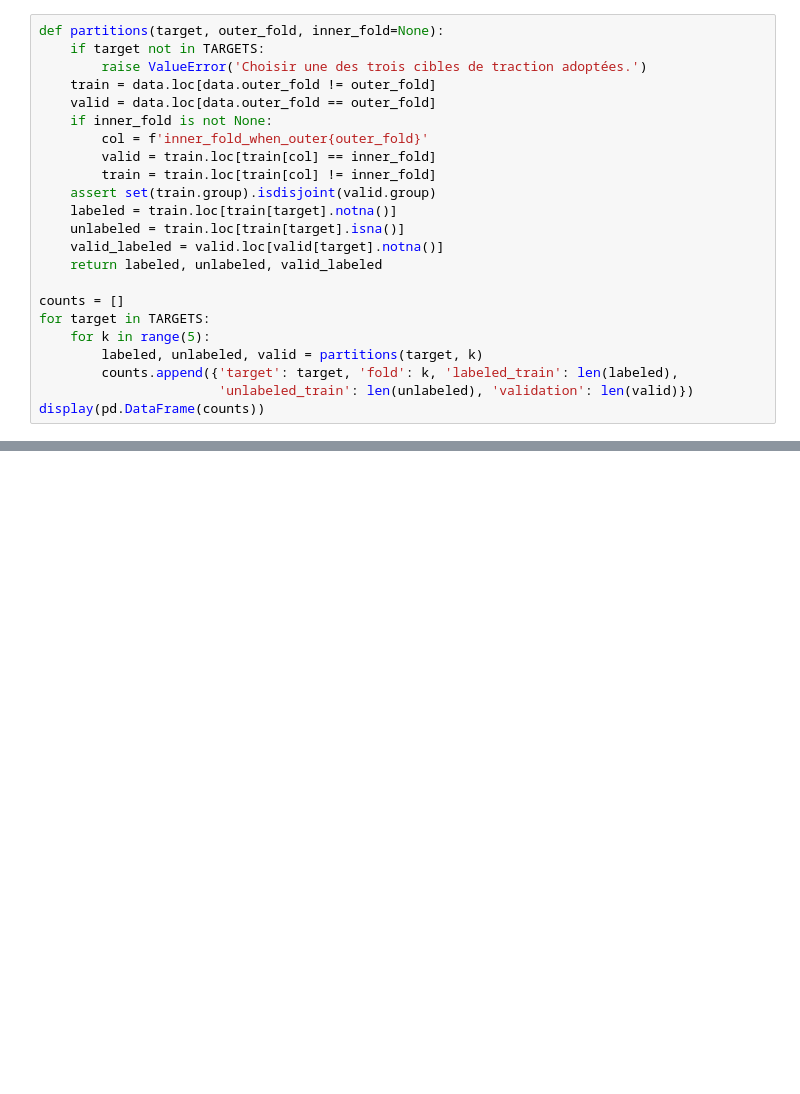
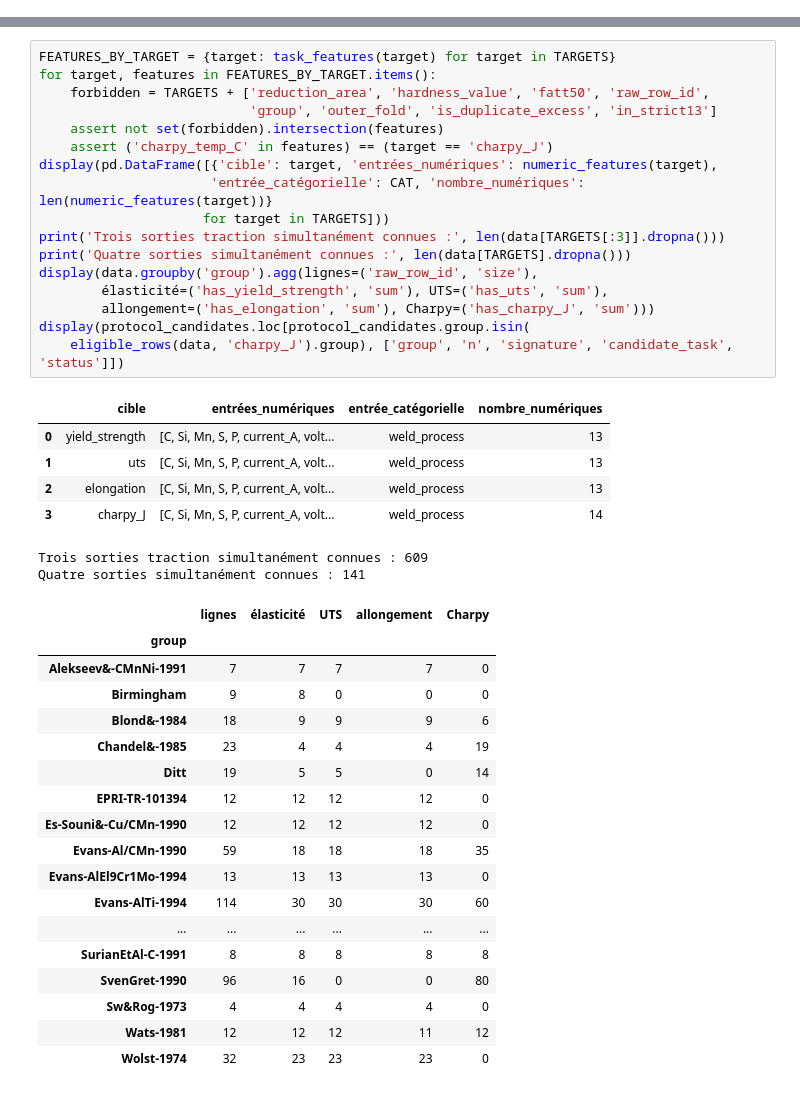
Before and after one commit to MSalh-CS-3A/weld-quality-ml, a Jupyter notebook: notebooks/03_modeling.ipynb, the cells around one changed output, grey strips where cells are left out. Drawn from its saved outputs; the diff is of its cells as text; blank space fills up the shorter version.

```diff
--- a/notebooks/03_modeling.ipynb
+++ b/notebooks/03_modeling.ipynb
@@ -46,23 +238,0 @@ externe, le réglage répète ces règles sur les plis internes.
-# %%
-def partitions(target, outer_fold, inner_fold=None):
-    if target not in TARGETS:
-        raise ValueError('Choisir une des trois cibles de traction adoptées.')
-    train = data.loc[data.outer_fold != outer_fold]
-    valid = data.loc[data.outer_fold == outer_fold]
-    if inner_fold is not None:
-        col = f'inner_fold_when_outer{outer_fold}'
-        valid = train.loc[train[col] == inner_fold]
-        train = train.loc[train[col] != inner_fold]
-    assert set(train.group).isdisjoint(valid.group)
-    labeled = train.loc[train[target].notna()]
-    unlabeled = train.loc[train[target].isna()]
-    valid_labeled = valid.loc[valid[target].notna()]
-    return labeled, unlabeled, valid_labeled
-
-counts = []
-for target in TARGETS:
-    for k in range(5):
-        labeled, unlabeled, valid = partitions(target, k)
-        counts.append({'target': target, 'fold': k, 'labeled_train': len(labeled),
-                       'unlabeled_train': len(unlabeled), 'validation': len(valid)})
-display(pd.DataFrame(counts))
@@ -178,0 +264,43 @@ Les grilles proposées ne viennent pas d'un résultat sur cette base.
+# %%
+FEATURES_BY_TARGET = {target: task_features(target) for target in TARGETS}
+for target, features in FEATURES_BY_TARGET.items():
+    forbidden = TARGETS + ['reduction_area', 'hardness_value', 'fatt50', 'raw_row_id',
+                           'group', 'outer_fold', 'is_duplicate_excess', 'in_strict13']
+    assert not set(forbidden).intersection(features)
+    assert ('charpy_temp_C' in features) == (target == 'charpy_J')
+display(pd.DataFrame([{'cible': target, 'entrées_numériques': numeric_features(target),
+                      'entrée_catégorielle': CAT, 'nombre_numériques': len(numeric_features(target))}
+                     for target in TARGETS]))
+print('Trois sorties traction simultanément connues :', len(data[TARGETS[:3]].dropna()))
+print('Quatre sorties simultanément connues :', len(data[TARGETS].dropna()))
+display(data.groupby('group').agg(lignes=('raw_row_id', 'size'),
+        élasticité=('has_yield_strength', 'sum'), UTS=('has_uts', 'sum'),
+        allongement=('has_elongation', 'sum'), Charpy=('has_charpy_J', 'sum')))
+display(protocol_candidates.loc[protocol_candidates.group.isin(
+    eligible_rows(data, 'charpy_J').group), ['group', 'n', 'signature', 'candidate_task', 'status']])
+# %% [output]
+|  | cible | entrées_numériques | entrée_catégorielle | nombre_numériques |
+| 0 | yield_strength | [C, Si, Mn, S, P, current_A, volt... | weld_process | 13 |
+| 1 | uts | [C, Si, Mn, S, P, current_A, volt... | weld_process | 13 |
+| 2 | elongation | [C, Si, Mn, S, P, current_A, volt... | weld_process | 13 |
+| 3 | charpy_J | [C, Si, Mn, S, P, current_A, volt... | weld_process | 14 |
+Trois sorties traction simultanément connues : 609
+Quatre sorties simultanément connues : 141
+|  | lignes | élasticité | UTS | allongement | Charpy |
+| group |  |  |  |  |  |
+| Alekseev&-CMnNi-1991 | 7 | 7 | 7 | 7 | 0 |
+| Birmingham | 9 | 8 | 0 | 0 | 0 |
+| Blond&-1984 | 18 | 9 | 9 | 9 | 6 |
+| Chandel&-1985 | 23 | 4 | 4 | 4 | 19 |
+| Ditt | 19 | 5 | 5 | 0 | 14 |
+| EPRI-TR-101394 | 12 | 12 | 12 | 12 | 0 |
+| Es-Souni&-Cu/CMn-1990 | 12 | 12 | 12 | 12 | 0 |
+| Evans-Al/CMn-1990 | 59 | 18 | 18 | 18 | 35 |
+| Evans-AlEl9Cr1Mo-1994 | 13 | 13 | 13 | 13 | 0 |
+| Evans-AlTi-1994 | 114 | 30 | 30 | 30 | 60 |
+| ... | ... | ... | ... | ... | ... |
+| SurianEtAl-C-1991 | 8 | 8 | 8 | 8 | 8 |
+| SvenGret-1990 | 96 | 16 | 0 | 0 | 80 |
+| Sw&Rog-1973 | 4 | 4 | 4 | 4 | 0 |
+| Wats-1981 | 12 | 12 | 12 | 11 | 12 |
+| Wolst-1974 | 32 | 23 | 23 | 23 | 0 |
```
Also changed, not shown: parts of 27 cells of this notebook, 19 other files.
